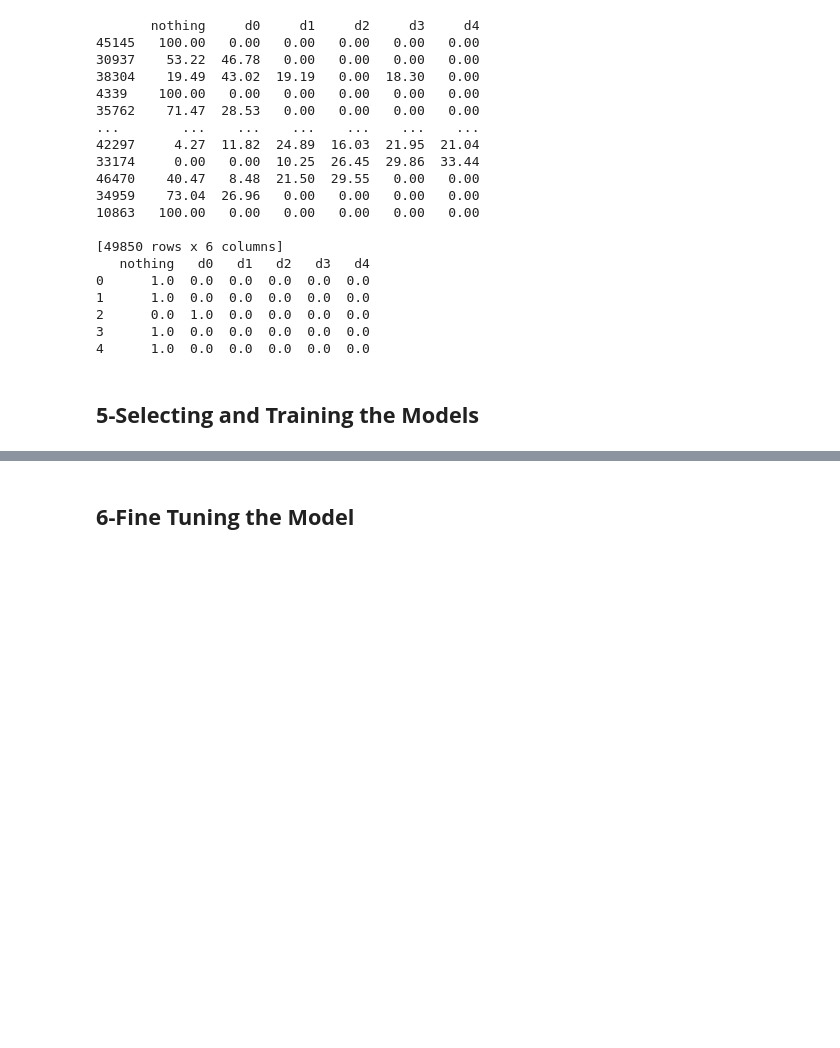
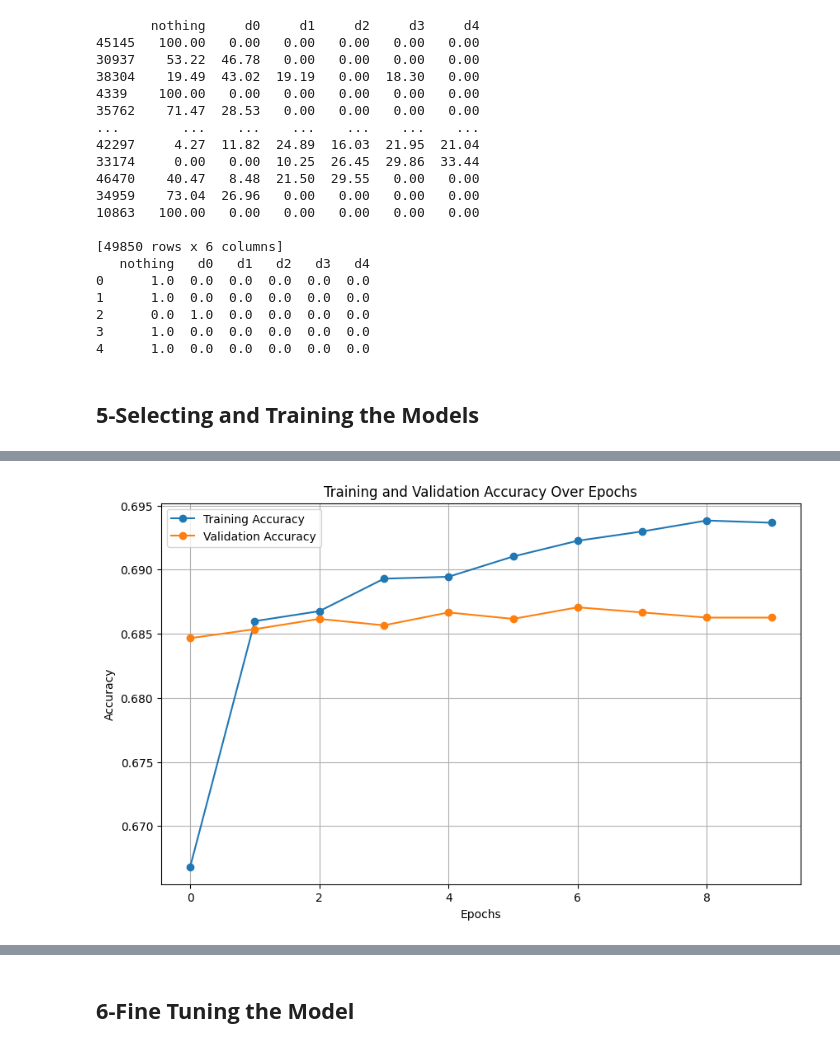
Before and after one commit to Tazering/FakeMind-ML4VA-Project, a Jupyter notebook: FakeMind_ML4VA.ipynb, the cells around one changed output, grey strips where cells are left out. Cells and saved outputs as stored; diff of their text form; code cells hidden in the pictures; blank space fills up the shorter version.

```diff
--- a/FakeMind_ML4VA.ipynb
+++ b/FakeMind_ML4VA.ipynb
@@ -370,0 +332,22 @@ Epoch 14/14
+# %%
+# Number of features and classes
+num_features = X_train_prepared.shape[1]
+num_classes = y_train_one_hot_df.shape[1]
+
+# Model building function for multi-class logistic regression
+def build_multiclass_logistic_regression_model():
+    model = keras.models.Sequential()
+    model.add(keras.layers.Dense(num_classes, input_shape=(num_features,), activation='softmax'))
+
+    # Using a lower learning rate for better numerical stability
+    learning_rate = 0.001
+    optimizer = keras.optimizers.Adam(learning_rate=learning_rate)
+
+    model.compile(loss='categorical_crossentropy', optimizer=optimizer, metrics=['accuracy'])
+    return model
+
+# Building and compiling the logistic regression model
+logistic_regression_model = build_multiclass_logistic_regression_model()
+
+# Model summary
+logistic_regression_model.summary()
@@ -370,0 +366,8 @@ Epoch 14/14
+# %%
+# Training the model
+history2 = logistic_regression_model.fit(
+    X_train_prepared, y_train_one_hot_df,
+    batch_size=32,
+    epochs=10,
+    validation_split=0.2  # Using a part of the training set for validation
+)
@@ -370,0 +395,13 @@ Epoch 14/14
+# %%
+# Plot training and validation accuracy over epochs
+plt.figure(figsize=(10, 6))
+plt.plot(history2.history['accuracy'], label='Training Accuracy', marker='o')
+plt.plot(history2.history['val_accuracy'], label='Validation Accuracy', marker='o')
+plt.title('Training and Validation Accuracy Over Epochs')
+plt.xlabel('Epochs')
+plt.ylabel('Accuracy')
+plt.legend()
+plt.grid(True)
+plt.show()
+# %% [output]
+[figure, added]
```
Also changed, not shown: parts of 16 cells of this notebook.
